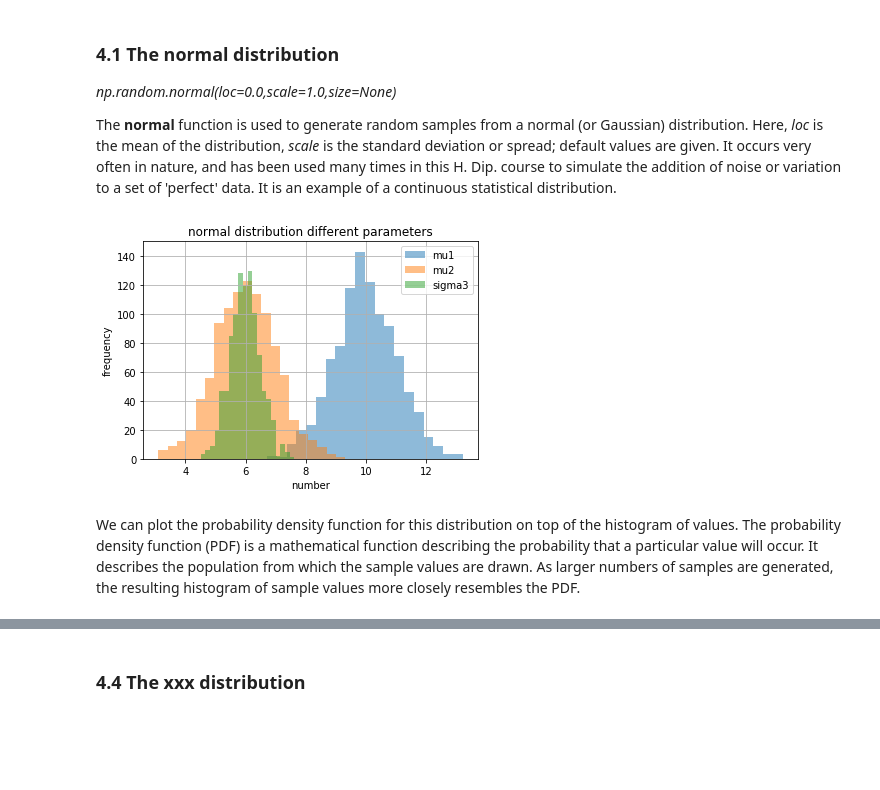
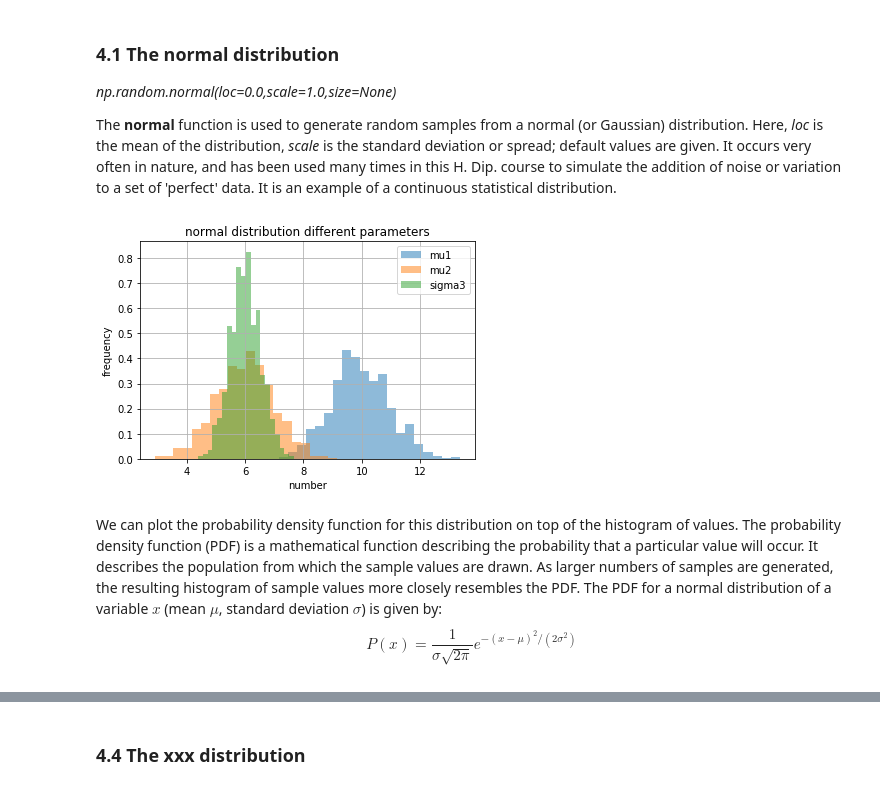
Before and after one commit to elizabethdaly/numpy-random, a Jupyter notebook: numpy-random.ipynb, the cells around one changed output, grey strips where cells are left out. Drawn from its saved outputs; the diff is of its cells as text; code cells hidden in the pictures; blank space fills up the shorter version.

```diff
--- a/numpy-random.ipynb
+++ b/numpy-random.ipynb
@@ -272,28 +273,29 @@ The **normal** function is used to generate random samples from a normal (or Gau
 # %%
 # Generate an array of n random numbers from a Normal distribution of mean mu, variance sigma.
 mu1, sigma1 = 10, 1
 n1 = np.random.normal(mu1, sigma1, 1000)
-plt.hist(n1, bins=20, alpha=0.5, label='mu1')
+plt.hist(n1, bins=20, density=True, alpha=0.5, label='mu1') # density=True normalizes the histogram
 
 # Different mean.
 mu2, sigma2 = 6, 1
 n2 = np.random.normal(mu2, sigma2, 1000)
-plt.hist(n2, bins=20, alpha=0.5, label='mu2')
+plt.hist(n2, bins=20, density=True, alpha=0.5, label='mu2')
 
 # Different sigma.
 sigma3 = 0.5
 n3 = np.random.normal(mu2, sigma3, 1000)
-plt.hist(n3, bins=20, alpha=0.5, label='sigma3')
+plt.hist(n3, bins=20, density=True, alpha=0.5, label='sigma3')
 
 plt.xlabel('number')
 plt.ylabel('frequency')
 plt.title('normal distribution different parameters')
 plt.legend()
 plt.grid()
 # %% [output]
-[figure, old version]
+[figure, new version]
 # %% [markdown]
-We can plot the probability density function for this distribution on top of the histogram of values. The probability density function (PDF) is a mathematical function describing the probability that a particular value will occur. It describes the population from which the sample values are drawn. As larger numbers of samples are generated, the resulting histogram of sample values more closely resembles the PDF.
+We can plot the probability density function for this distribution on top of the histogram of values. The probability density function (PDF) is a mathematical function describing the probability that a particular value will occur. It describes the population from which the sample values are drawn. As larger numbers of samples are generated, the resulting histogram of sample values more closely resembles the PDF. The PDF for a normal distribution of a variable $x$ (mean $\mu$, standard deviation $\sigma$) is given by:
+$$P(x) = \frac{1}{\sigma \sqrt{2 \pi}} e^{-(x-\mu)^2/(2\sigma^2)}$$
 # %%
 # Generate the sample values.
 n1 = np.random.normal(mu1, sigma1, 1000)
```
Also changed, not shown: parts of 30 cells of this notebook, 1 other file.
